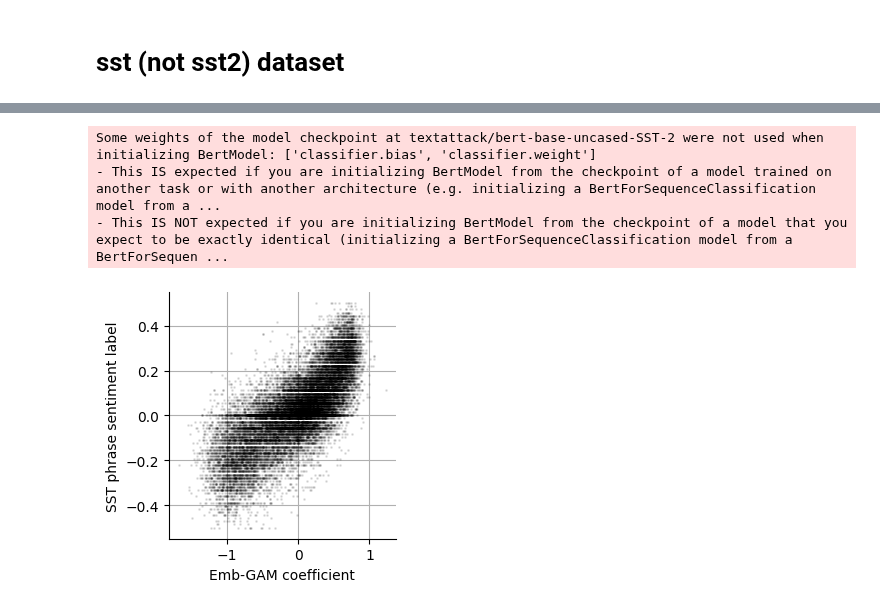
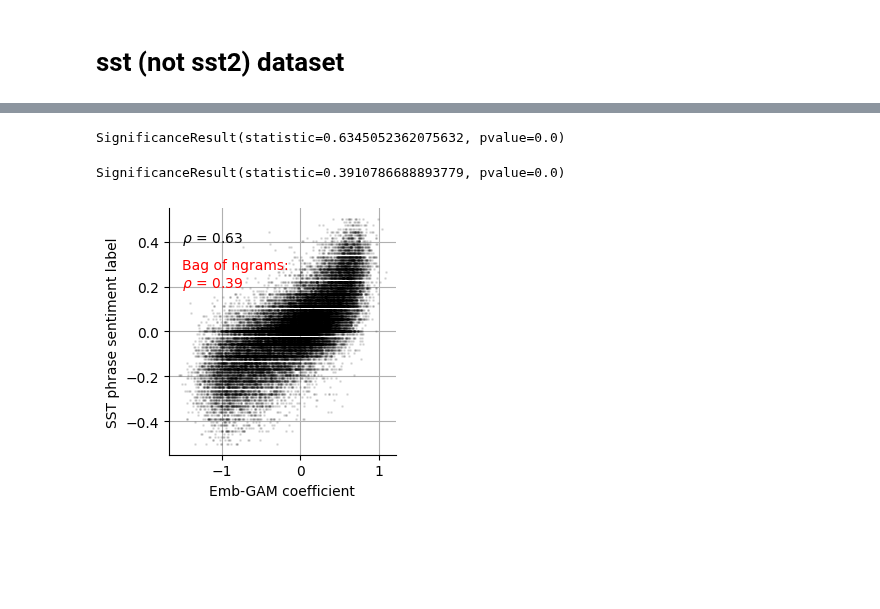
Before and after one commit to microsoft/augmented-interpretable-models, a Jupyter notebook: notebooks/06_sst_imps.ipynb, the cells around one changed output, grey strips where cells are left out. Drawn from its saved outputs; the diff is of its cells as text; code cells hidden in the pictures; blank space fills up the shorter version.

Commit message:
add rank corr for comparison with linear model

```diff
--- a/notebooks/06_sst_imps.ipynb
+++ b/notebooks/06_sst_imps.ipynb
@@ -32,5 +38,5 @@ pd.set_option('display.max_rows', None)
 # %%
-cached_model_fname = oj(config.repo_dir, 'results', 'sst_bert_finetuned_ngrams=2.pkl')
+cached_model_fname = oj('..', 'results', 'sst_bert_finetuned_ngrams=2.pkl')
 row = pkl.load(open(cached_model_fname, "rb"))
 
 # r = data.load_fitted_results(fname_filters=['bert-base', 'sub=-1'], dset_filters=['sst2'])
@@ -79,7 +73,3 @@ def get_scores(phrase):
 # %%
 scores = get_scores(phrase)
 # scores_tri = get_scores(phrase_tri)
-# %% [output]
-Some weights of the model checkpoint at textattack/bert-base-uncased-SST-2 were not used when initializing BertModel: ['classifier.bias', 'classifier.weight']
-- This IS expected if you are initializing BertModel from the checkpoint of a model trained on another task or with another architecture (e.g. initializing a BertForSequenceClassification model from a ...
-- This IS NOT expected if you are initializing BertModel from the checkpoint of a model that you expect to be exactly identical (initializing a BertForSequenceClassification model from a BertForSequen ...
@@ -86,20 +83,32 @@ Some weights of the model checkpoint at textattack/bert-base-uncased-SST-2 were
+# %%
+l = label
+scipy.stats.spearmanr(l, scores)
+# %% [output]
+SignificanceResult(statistic=0.6345052362075632, pvalue=0.0)
+# %%
+scipy.stats.spearmanr(l, scores_linear)
+# %% [output]
+SignificanceResult(statistic=0.3910786688893779, pvalue=0.0)
 # %%
-s = scores_tri
-l = label_tri
-# s = scores
-# l = label
+# s = scores_tri
+# l = label_tri
+s = scores
+# s = scores_linear
+l = label
 
 plt.figure(figsize=(3.2, 3.2))
 # plt.title('B', fontweight='bold', loc='left')
 plt.grid()
 plt.plot(s, l - 0.5, '.', alpha=0.1, ms=2, color='black')
 # df = pd.DataFrame.from_dict({'score': scores.flatten(), 'lab': label.flatten()})
 # sns.lmplot(data=df, x='score', y='lab',markers='.')
 plt.xlabel('Emb-GAM coefficient') #, fontsize='large')
 plt.ylabel('SST phrase sentiment label') #, fontsize='large')
+plt.text(-1.5, .4, '$\\rho$ = 0.63')
+plt.text(-1.5, .2, 'Bag of ngrams:\n$\\rho$ = 0.39', color='red')
 # plt.savefig('sst_embgam.pdf', bbox_inches='tight')
 plt.tight_layout()
-# plt.savefig('sst_embgam.png', dpi=300, bbox_inches='tight')
-plt.savefig('sst_embgam_tri.png', dpi=300, bbox_inches='tight')
+plt.savefig('sst_embgam.png', dpi=300, bbox_inches='tight')
+# plt.savefig('sst_embgam_tri.png', dpi=300, bbox_inches='tight')
 # %% [output]
-[figure, old version]
+[figure, new version]
```
Also changed, not shown: parts of 8 cells of this notebook, 3 other files.
